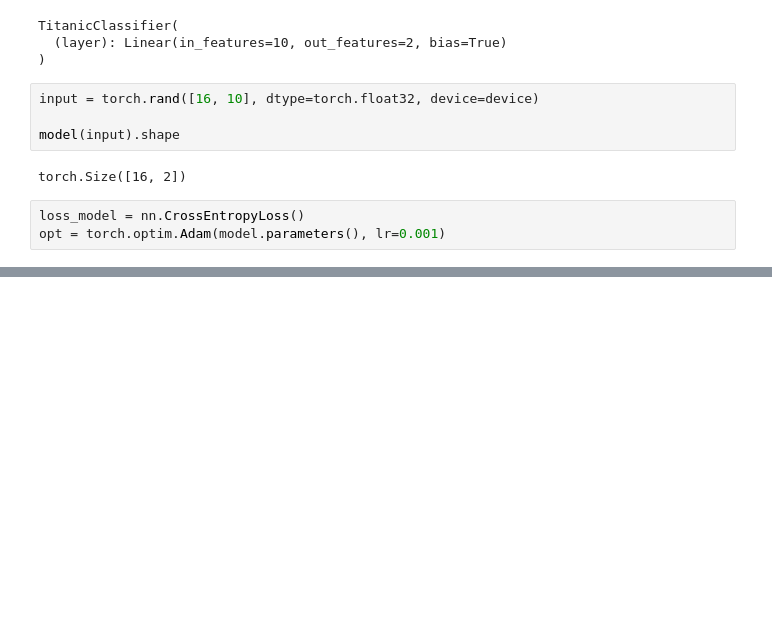
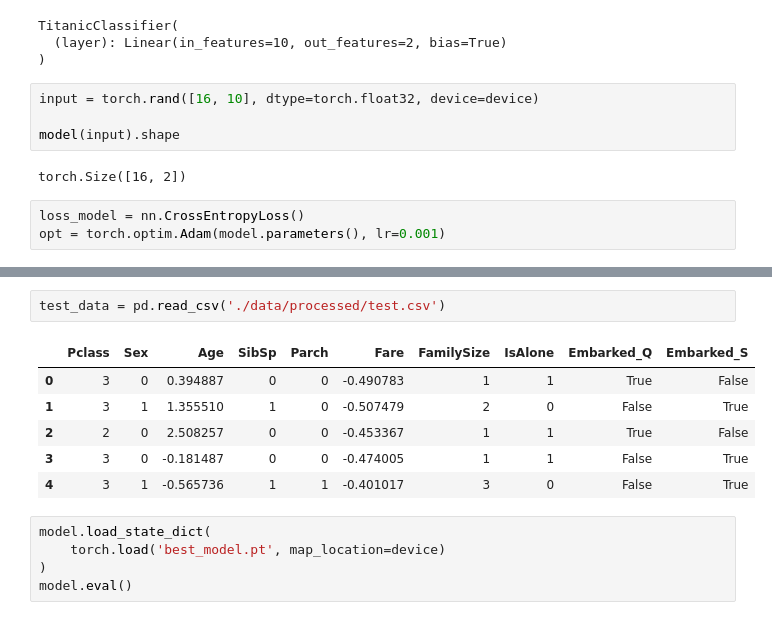
Before and after one commit to furiog1unta/Titanic, a Jupyter notebook: NN.ipynb, the cells around one changed output, grey strips where cells are left out. Cells and saved outputs as stored; diff of their text form; blank space fills up the shorter version.

```diff
--- a/NN.ipynb
+++ b/NN.ipynb
@@ -102,3 +127,17 @@ for epoch in range(EPOCHS):
+# %%
+test_data = pd.read_csv('./data/processed/test.csv')
+# %% [output]
+|  | Pclass | Sex | Age | SibSp | Parch | Fare | FamilySize | IsAlone | Embarked_Q | Embarked_S |
+| 0 | 3 | 0 | 0.394887 | 0 | 0 | -0.490783 | 1 | 1 | True | False |
+| 1 | 3 | 1 | 1.355510 | 1 | 0 | -0.507479 | 2 | 0 | False | True |
+| 2 | 2 | 0 | 2.508257 | 0 | 0 | -0.453367 | 1 | 1 | True | False |
+| 3 | 3 | 0 | -0.181487 | 0 | 0 | -0.474005 | 1 | 1 | False | True |
+| 4 | 3 | 1 | -0.565736 | 1 | 1 | -0.401017 | 3 | 0 | False | True |
+# %%
+model.load_state_dict(
+    torch.load('best_model.pt', map_location=device)
+)
+model.eval()
 # %%
 sns.lineplot(train_loss, label='Train loss')
 sns.lineplot(val_loss, label='Validation loss')
```
Also changed, not shown: parts of 7 cells of this notebook, 1 other file.
